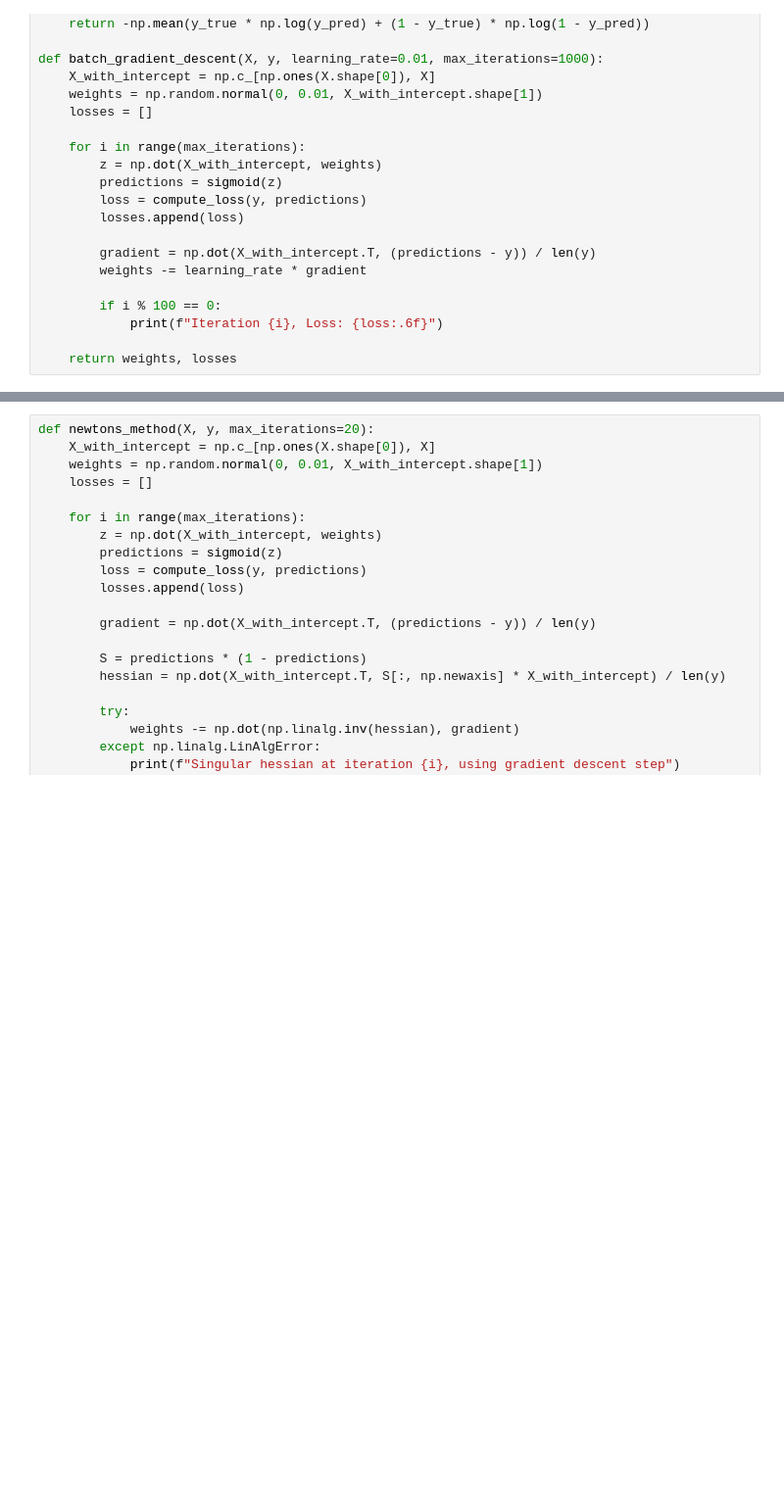
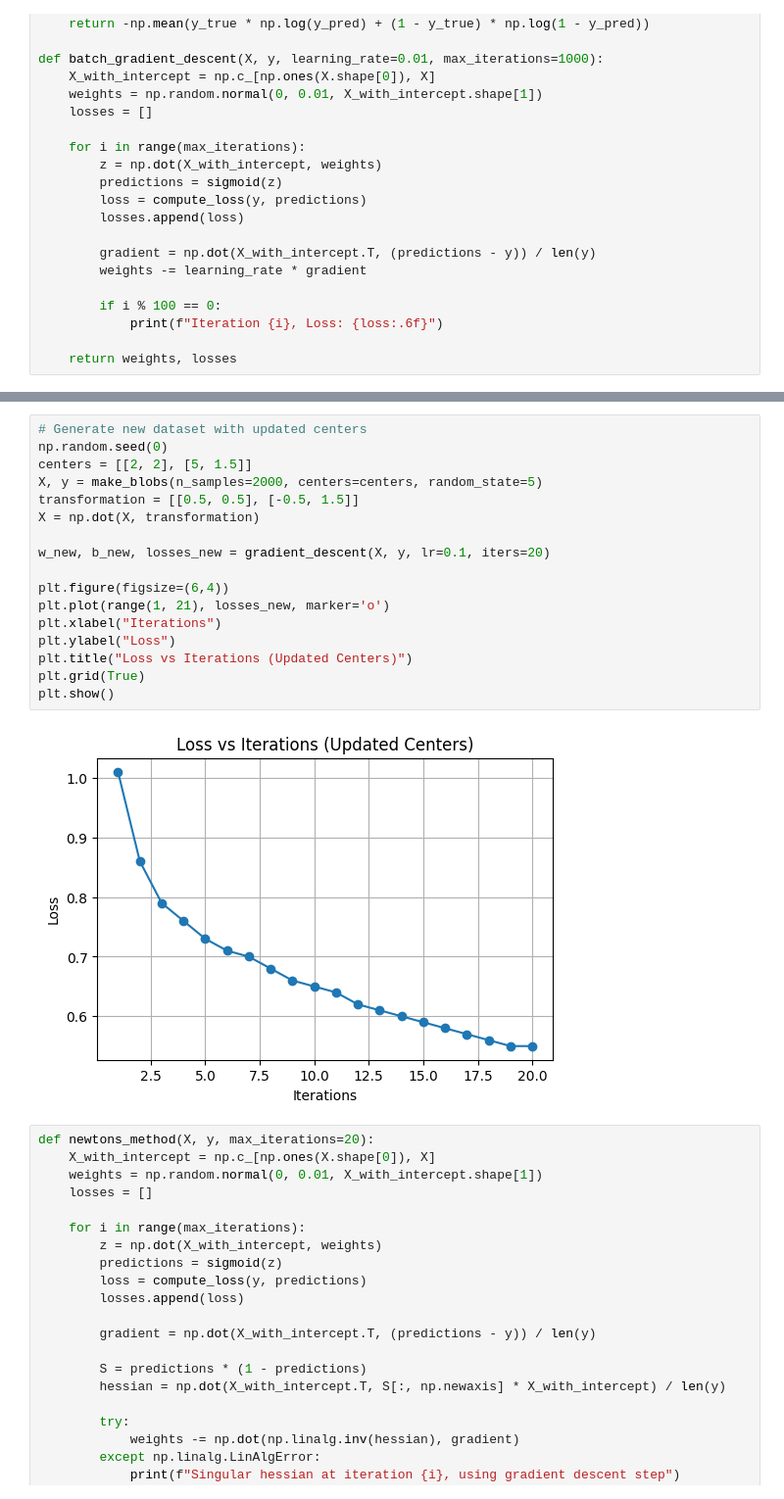
Before and after one commit to samitha278/Pattern-Recognition, a Jupyter notebook: Assignment_2.ipynb, the cells around one changed output, grey strips where cells are left out. Shown: that part at 98% size. Drawn from its saved outputs; the diff is of its cells as text; blank space fills up the shorter version.

```diff
--- a/Assignment_2.ipynb
+++ b/Assignment_2.ipynb
@@ -428,3 +565,22 @@ Final weights (BGD): [-0.26332165  1.65348514  1.29472807]
+# %%
+# Generate new dataset with updated centers
+np.random.seed(0)
+centers = [[2, 2], [5, 1.5]]
+X, y = make_blobs(n_samples=2000, centers=centers, random_state=5)
+transformation = [[0.5, 0.5], [-0.5, 1.5]]
+X = np.dot(X, transformation)
+
+w_new, b_new, losses_new = gradient_descent(X, y, lr=0.1, iters=20)
+
+plt.figure(figsize=(6,4))
+plt.plot(range(1, 21), losses_new, marker='o')
+plt.xlabel("Iterations")
+plt.ylabel("Loss")
+plt.title("Loss vs Iterations (Updated Centers)")
+plt.grid(True)
+plt.show()
+# %% [output]
+[figure, added]
 # %%
 def newtons_method(X, y, max_iterations=20):
     X_with_intercept = np.c_[np.ones(X.shape[0]), X]
```
Also changed, not shown: parts of 10 cells of this notebook.
